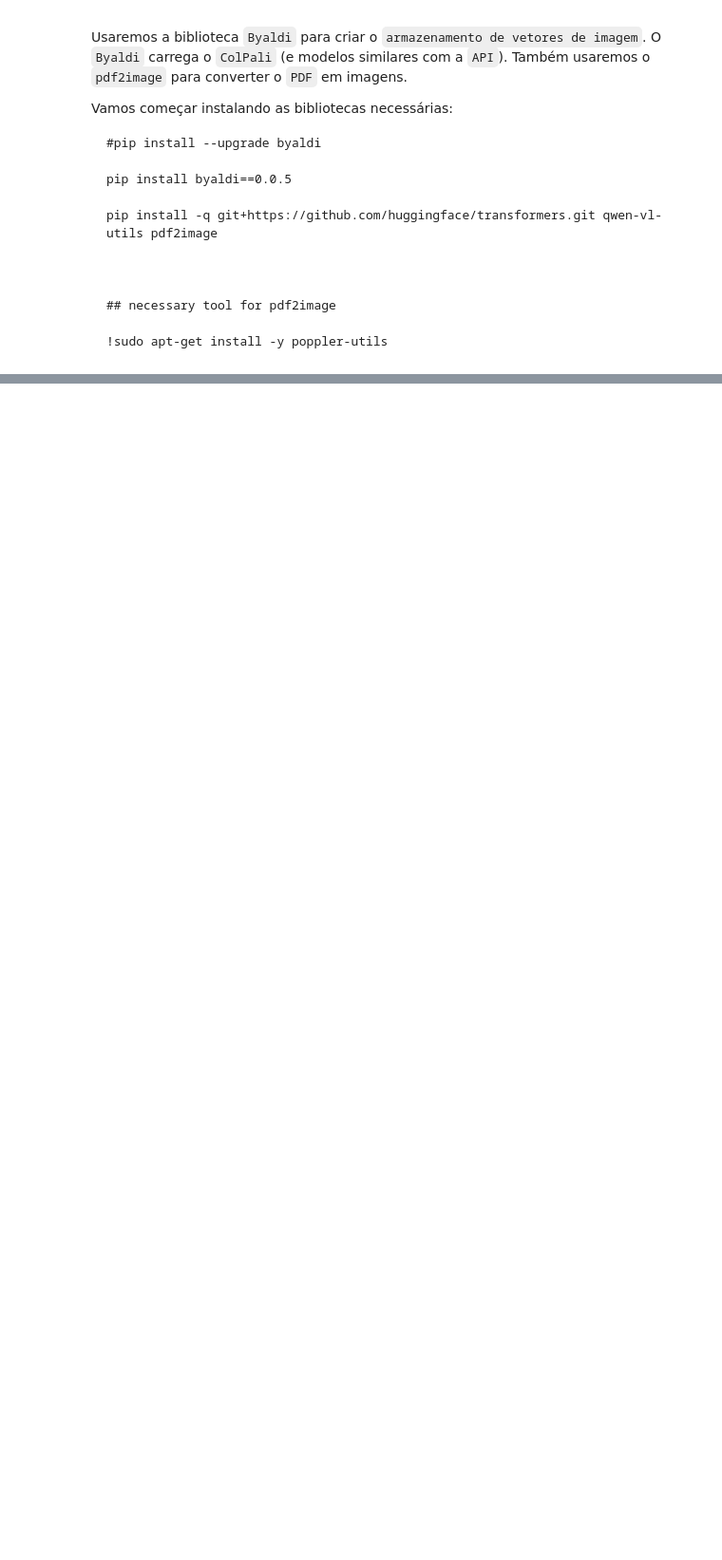
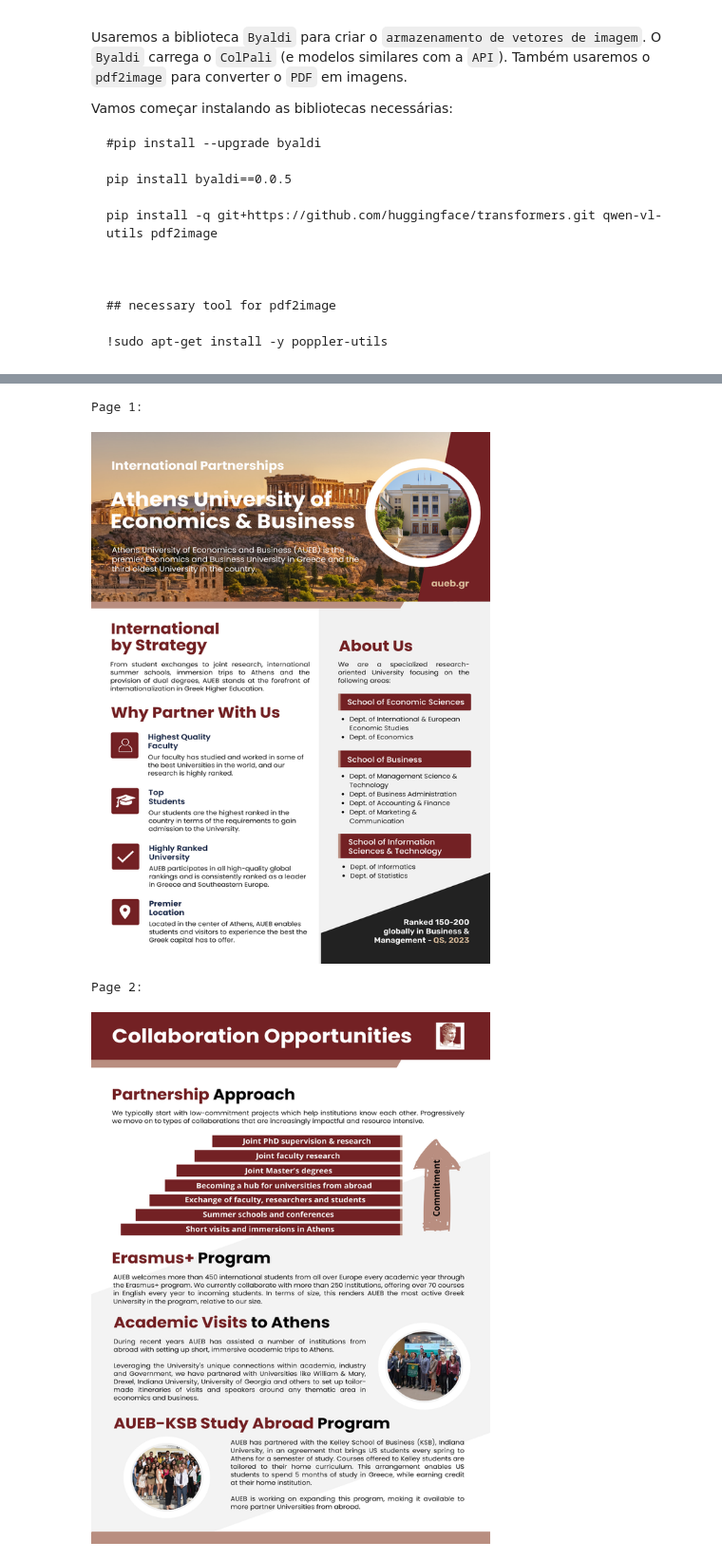
Before and after one commit to EddyGiusepe/Exploring_the_World_of_Programming_with_Python, a Jupyter notebook: 36_Vision_Language_Model-vLLM/1_vLLM.ipynb, the cells around one changed output, grey strips where cells are left out. Shown at 95% size. Drawn from its saved outputs; the diff is of its cells as text; code cells hidden in the pictures; blank space fills up the shorter version.

```diff
--- a/36_Vision_Language_Model-vLLM/1_vLLM.ipynb
+++ b/36_Vision_Language_Model-vLLM/1_vLLM.ipynb
@@ -347,0 +360,2 @@ pip install -q git+https://github.com/huggingface/transformers.git qwen-vl-utils
+# %%
+pdf_filepath = "AUEB-International-Partnerships.pdf"
@@ -347,0 +364,17 @@ pip install -q git+https://github.com/huggingface/transformers.git qwen-vl-utils
+# %%
+from PIL import Image as PILImage
+from pdf2image import convert_from_path
+from IPython.display import display
+
+images = convert_from_path(pdf_filepath)
+
+for page_number, page in enumerate(images):
+    resized_image = page.resize((600, 800), PILImage.Resampling.LANCZOS)
+
+    print(f"Page {page_number + 1}:")
+    display(resized_image)
+# %% [output]
+Page 1:
+[figure, added]
+Page 2:
+[figure, added]
```
Also changed, not shown: parts of 25 cells of this notebook.
